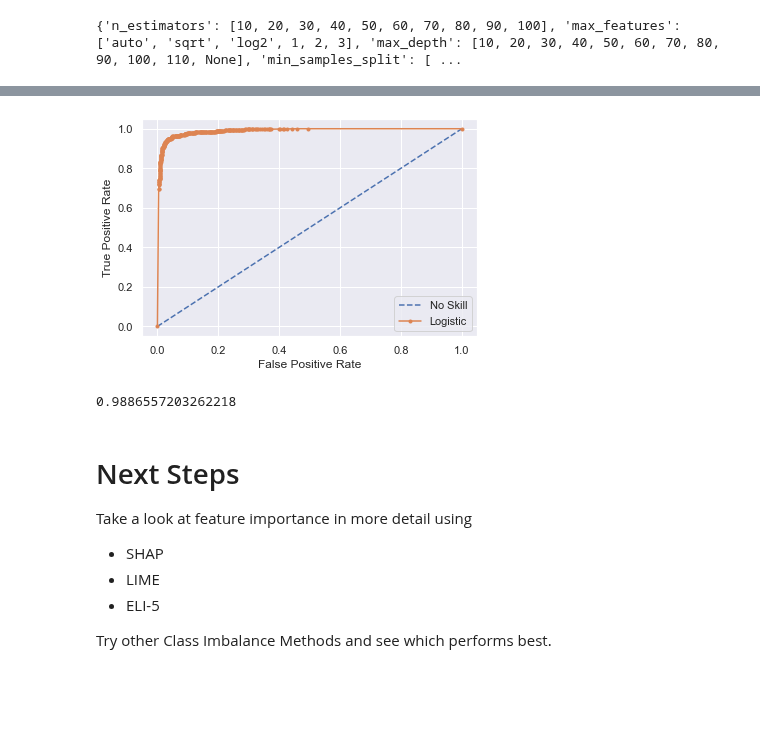
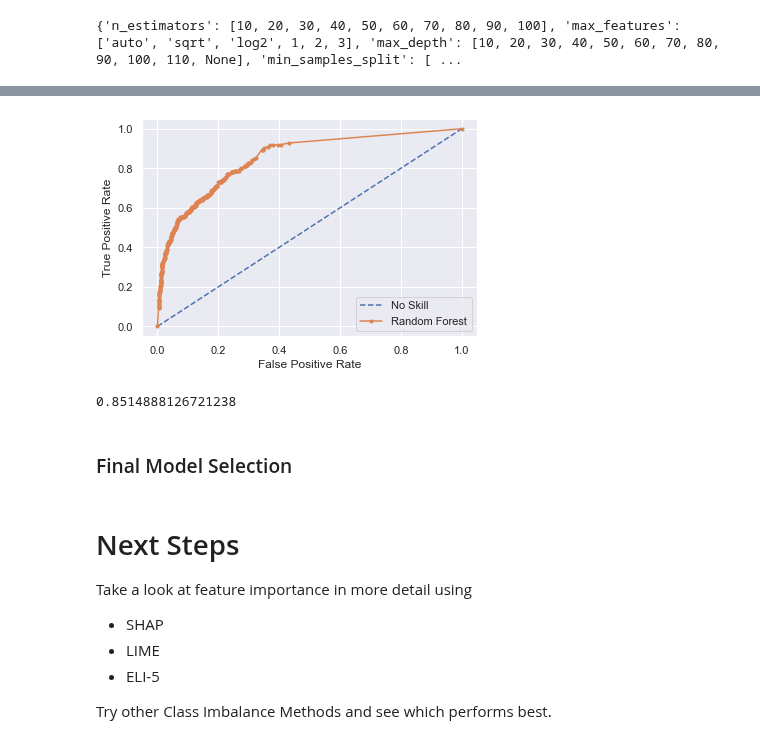
Before and after one commit to Harsh-2420/kaggle, a Jupyter notebook: Stroke Prediction/stroke-analysis.ipynb, the cells around one changed output, grey strips where cells are left out. Saved outputs shown, nothing was run; the diff lists cells and outputs as text; code cells hidden in the pictures; blank space fills up the shorter version.

Commit message:
new smotetomek data with models

```diff
--- a/Stroke Prediction/stroke-analysis.ipynb
+++ b/Stroke Prediction/stroke-analysis.ipynb
@@ -547,33 +544,35 @@ array([0.03463397, 0.56976222, 0.01736536, 0.01414254, 0.08899337,
 # %%
 from sklearn.metrics import roc_curve
 from sklearn.metrics import roc_auc_score
 from sklearn.metrics import precision_recall_curve
 
 
 ns_probs = [0 for _ in range(len(y_test_smote))]
 lr_probs = rf.predict_proba(X_test_smote)
 lr_probs = lr_probs[:, 1]
 ns_auc = roc_auc_score(y_test_smote, ns_probs)
 lr_auc = roc_auc_score(y_test_smote, lr_probs)
 
 ns_fpr, ns_tpr, _ = roc_curve(y_test_smote, ns_probs)
 lr_fpr, lr_tpr, _ = roc_curve(y_test_smote, lr_probs)
 
 plt.plot(ns_fpr, ns_tpr, linestyle='--', label='No Skill')
-plt.plot(lr_fpr, lr_tpr, marker='.', label='Logistic')
+plt.plot(lr_fpr, lr_tpr, marker='.', label='Random Forest')
 # axis labels
 plt.xlabel('False Positive Rate')
 plt.ylabel('True Positive Rate')
 # show the legend
 plt.legend()
 # show the plot
 plt.show()
 # y_scores = rf.predict_proba(X_train_smote)[:,1]
 # precisions, recalls, thresholds = precision_recall_curve(y_train_smote, y_scores)
 print(lr_auc)
 # %% [output]
-[figure, old version]
+[figure, new version]
-0.9886557203262218
+0.8514888126721238
+# %% [markdown]
+### Final Model Selection
 # %% [markdown]
 # Next Steps
 
```
Also changed, not shown: parts of 11 cells of this notebook.
